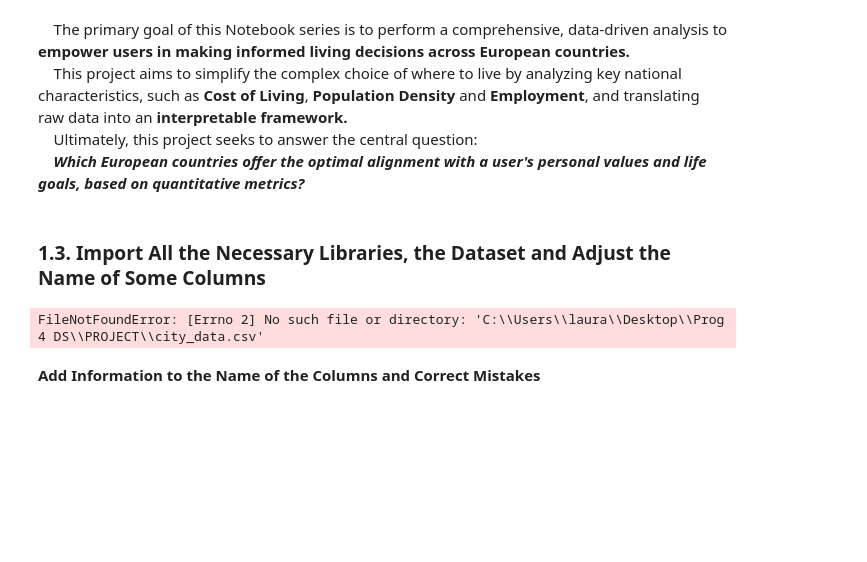
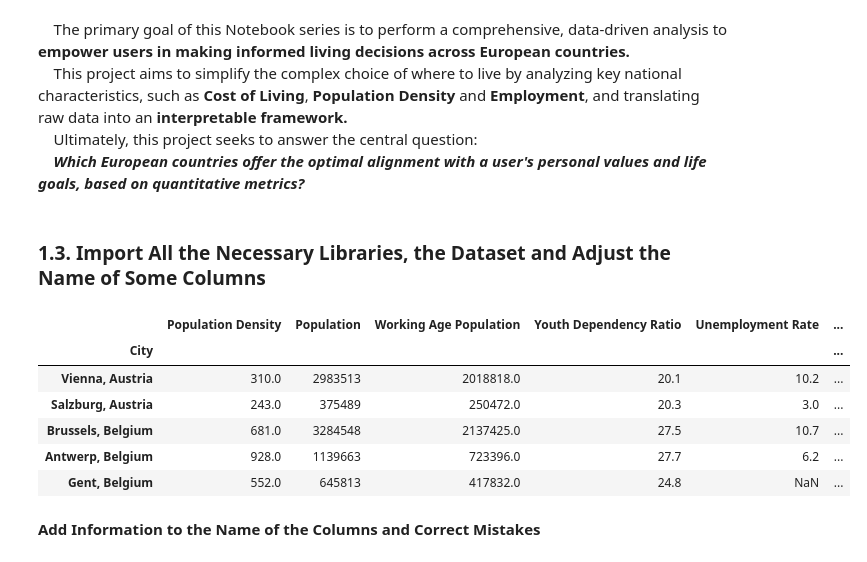
Before and after one commit to tiago2806/PDS_Project, a Jupyter notebook: ProjetoProg.ipynb, the cells around one changed output. Cells and saved outputs as stored; diff of their text form; code cells hidden in the pictures; blank space fills up the shorter version.

```diff
--- a/ProjetoProg.ipynb
+++ b/ProjetoProg.ipynb
@@ -35,10 +35,16 @@ import pandas as pd
 import matplotlib.pyplot as plt
 import seaborn as sns
 # %%
-dataset = pd.read_csv(r'C:\Users\laura\Desktop\Prog 4 DS\PROJECT\city_data.csv', sep = '|', header = 1, index_col = 0)
+dataset = pd.read_csv(r'city_data.csv', sep = '|', header = 1, index_col = 0)
 dataset.head()
 # %% [output]
-FileNotFoundError: [Errno 2] No such file or directory: 'C:\\Users\\laura\\Desktop\\Prog 4 DS\\PROJECT\\city_data.csv'
+|  | Population Density | Population | Working Age Population | Youth Dependency Ratio | Unemployment Rate | ... |
+| City |  |  |  |  |  | ... |
+| Vienna, Austria | 310.0 | 2983513 | 2018818.0 | 20.1 | 10.2 | ... |
+| Salzburg, Austria | 243.0 | 375489 | 250472.0 | 20.3 | 3.0 | ... |
+| Brussels, Belgium | 681.0 | 3284548 | 2137425.0 | 27.5 | 10.7 | ... |
+| Antwerp, Belgium | 928.0 | 1139663 | 723396.0 | 27.7 | 6.2 | ... |
+| Gent, Belgium | 552.0 | 645813 | 417832.0 | 24.8 | NaN | ... |
 # %% [markdown]
 **Add Information to the Name of the Columns and Correct Mistakes**
 # %%
```
Also changed, not shown: parts of 4 cells of this notebook.
